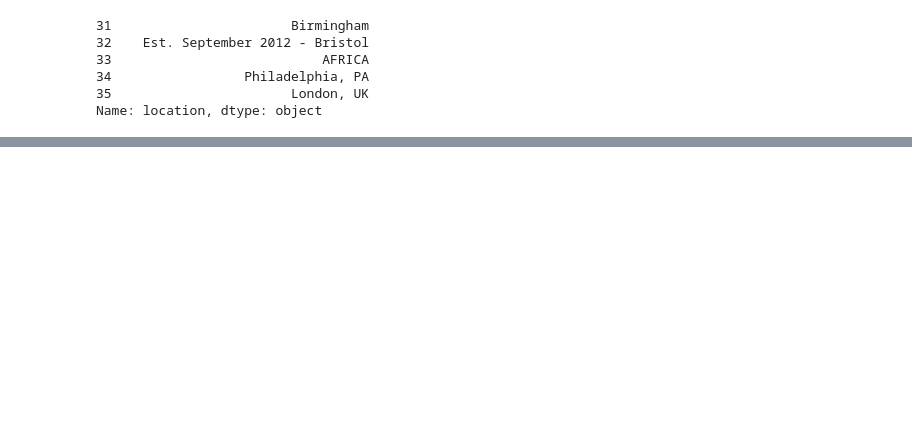
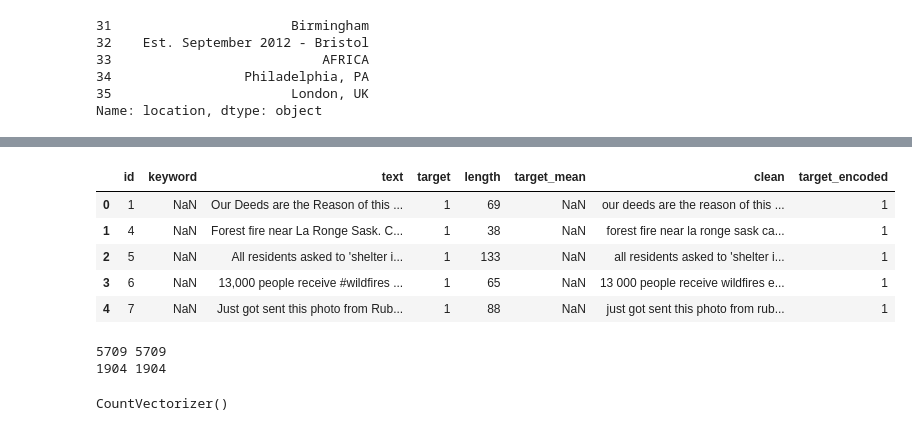
Before and after one commit to AndreasPalmgren/NLP-Disaster-tweets, a Jupyter notebook: NLP Disaster.ipynb, the cells around one changed output, grey strips where cells are left out. Drawn from its saved outputs; the diff is of its cells as text; code cells hidden in the pictures; blank space fills up the shorter version.

```diff
--- a/NLP Disaster.ipynb
+++ b/NLP Disaster.ipynb
@@ -142,0 +127,3 @@ sns.countplot(y=train.sort_values(by='target_mean', ascending=False)['keyword'],
+# %%
+#Dropping location column
+train = train.drop(["location"], axis=1)
@@ -142,0 +163,11 @@ sns.countplot(y=train.sort_values(by='target_mean', ascending=False)['keyword'],
+# %%
+def clean_text(text):
+    text = text.str.lower() # lowercase
+    text = text.str.replace(r"\#","") # replaces hashtags
+    text = text.str.replace(r"http\S+","URL")  # remove URL addresses
+    text = text.str.replace(r"@","")
+    text = text.str.replace(r"[^A-Za-z0-9()!?\'\`\"]", " ")
+    text = text.str.replace("\s{2,}", " ")
+    return text
+# %%
+train["clean"] =  clean_text(train["text"])
@@ -142,0 +183,35 @@ sns.countplot(y=train.sort_values(by='target_mean', ascending=False)['keyword'],
+# %%
+from sklearn.preprocessing import LabelEncoder
+
+le = LabelEncoder()
+le.fit(train['target'])
+
+train['target_encoded'] = le.transform(train['target'])
+train.head()
+# %% [output]
+|  | id | keyword | text | target | length | target_mean | clean | target_encoded |
+| 0 | 1 | NaN | Our Deeds are the Reason of this ... | 1 | 69 | NaN | our deeds are the reason of this ... | 1 |
+| 1 | 4 | NaN | Forest fire near La Ronge Sask. C... | 1 | 38 | NaN | forest fire near la ronge sask ca... | 1 |
+| 2 | 5 | NaN | All residents asked to 'shelter i... | 1 | 133 | NaN | all residents asked to 'shelter i... | 1 |
+| 3 | 6 | NaN | 13,000 people receive #wildfires ... | 1 | 65 | NaN | 13 000 people receive wildfires e... | 1 |
+| 4 | 7 | NaN | Just got sent this photo from Rub... | 1 | 88 | NaN | just got sent this photo from rub... | 1 |
+# %%
+from sklearn.model_selection import train_test_split
+
+x = train['clean']
+y = train['target_encoded']
+
+x_train, x_test, y_train, y_test = train_test_split(x, y, random_state=42)
+print(len(x_train), len(y_train))
+print(len(x_test), len(y_test))
+# %% [output]
+5709 5709
+1904 1904
+# %%
+from sklearn.feature_extraction.text import CountVectorizer
+
+# instantiate the vectorizer
+vect = CountVectorizer()
+vect.fit(x_train)
+# %% [output]
+CountVectorizer()
```
Also changed, not shown: parts of 15 cells of this notebook.
